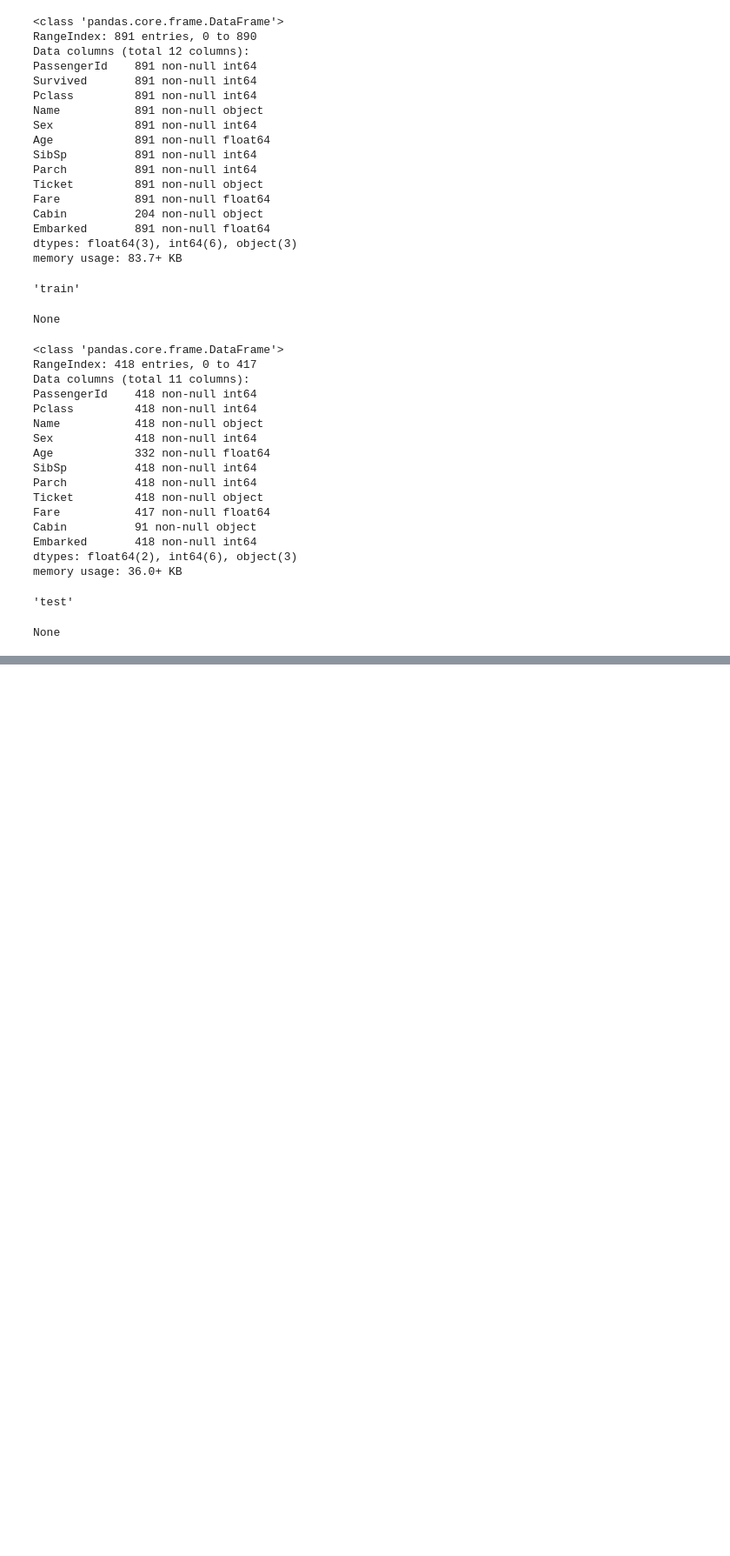
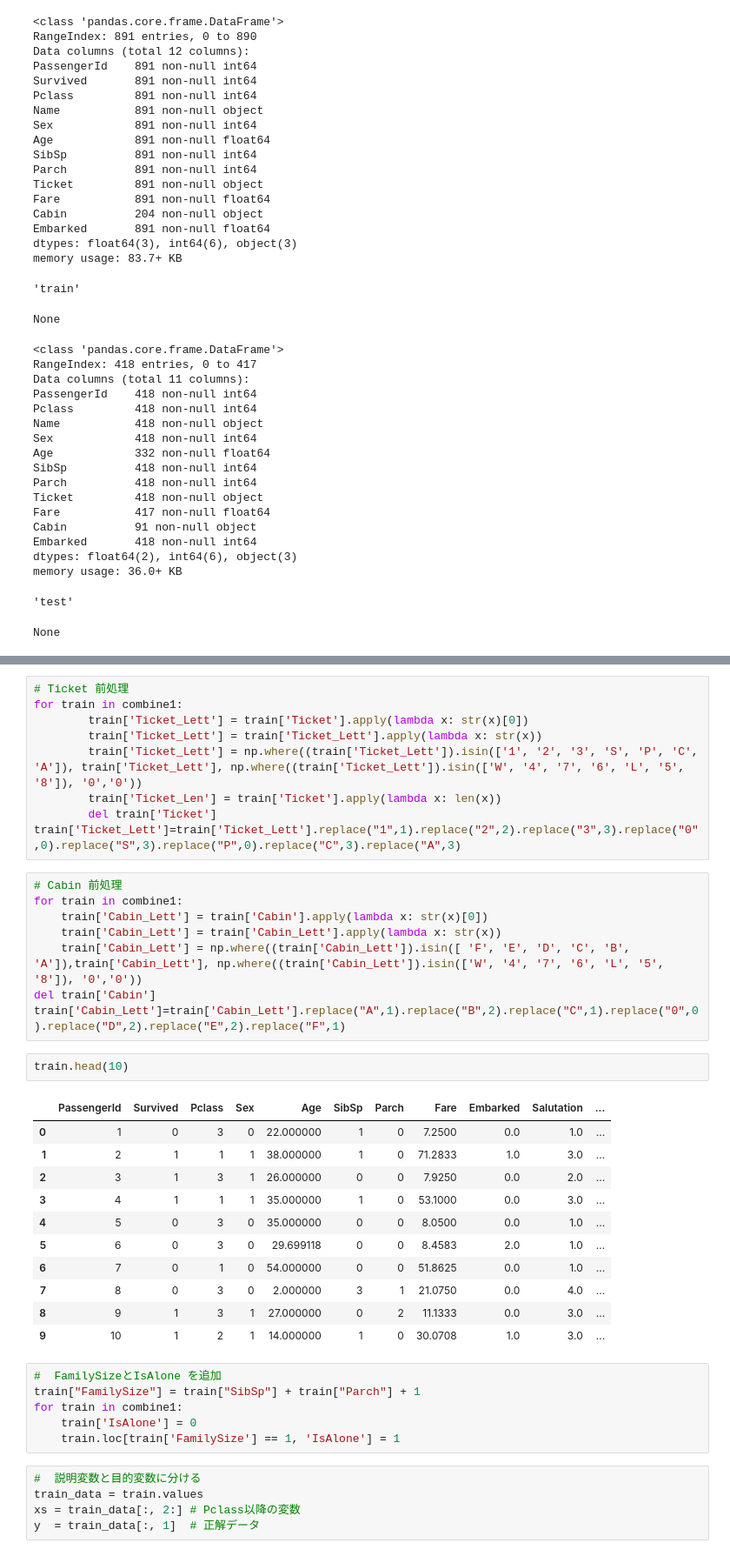
Before and after one commit to bacle-nuage/kaggle_titanic, a Jupyter notebook: main.ipynb, the cells around one changed output, grey strips where cells are left out. Shown: that part at 87% size. Saved outputs shown, nothing was run; the diff lists cells and outputs as text; blank space fills up the shorter version.

```diff
--- a/main.ipynb
+++ b/main.ipynb
@@ -176,0 +219,42 @@ Name: Salutation, dtype: float64
+# %%
+# Ticket 前処理
+for train in combine1:
+        train['Ticket_Lett'] = train['Ticket'].apply(lambda x: str(x)[0])
+        train['Ticket_Lett'] = train['Ticket_Lett'].apply(lambda x: str(x))
+        train['Ticket_Lett'] = np.where((train['Ticket_Lett']).isin(['1', '2', '3', 'S', 'P', 'C', 'A']), train['Ticket_Lett'], np.where((train['Ticket_Lett']).isin(['W', '4', '7', '6', 'L', '5', '8']), '0','0'))
+        train['Ticket_Len'] = train['Ticket'].apply(lambda x: len(x))
+        del train['Ticket']
+train['Ticket_Lett']=train['Ticket_Lett'].replace("1",1).replace("2",2).replace("3",3).replace("0",0).replace("S",3).replace("P",0).replace("C",3).replace("A",3)
+# %%
+# Cabin 前処理
+for train in combine1:
+    train['Cabin_Lett'] = train['Cabin'].apply(lambda x: str(x)[0])
+    train['Cabin_Lett'] = train['Cabin_Lett'].apply(lambda x: str(x))
+    train['Cabin_Lett'] = np.where((train['Cabin_Lett']).isin([ 'F', 'E', 'D', 'C', 'B', 'A']),train['Cabin_Lett'], np.where((train['Cabin_Lett']).isin(['W', '4', '7', '6', 'L', '5', '8']), '0','0'))
+del train['Cabin']
+train['Cabin_Lett']=train['Cabin_Lett'].replace("A",1).replace("B",2).replace("C",1).replace("0",0).replace("D",2).replace("E",2).replace("F",1)
+# %%
+train.head(10)
+# %% [output]
+|  | PassengerId | Survived | Pclass | Sex | Age | SibSp | Parch | Fare | Embarked | Salutation | ... |
+| 0 | 1 | 0 | 3 | 0 | 22.000000 | 1 | 0 | 7.2500 | 0.0 | 1.0 | ... |
+| 1 | 2 | 1 | 1 | 1 | 38.000000 | 1 | 0 | 71.2833 | 1.0 | 3.0 | ... |
+| 2 | 3 | 1 | 3 | 1 | 26.000000 | 0 | 0 | 7.9250 | 0.0 | 2.0 | ... |
+| 3 | 4 | 1 | 1 | 1 | 35.000000 | 1 | 0 | 53.1000 | 0.0 | 3.0 | ... |
+| 4 | 5 | 0 | 3 | 0 | 35.000000 | 0 | 0 | 8.0500 | 0.0 | 1.0 | ... |
+| 5 | 6 | 0 | 3 | 0 | 29.699118 | 0 | 0 | 8.4583 | 2.0 | 1.0 | ... |
+| 6 | 7 | 0 | 1 | 0 | 54.000000 | 0 | 0 | 51.8625 | 0.0 | 1.0 | ... |
+| 7 | 8 | 0 | 3 | 0 | 2.000000 | 3 | 1 | 21.0750 | 0.0 | 4.0 | ... |
+| 8 | 9 | 1 | 3 | 1 | 27.000000 | 0 | 2 | 11.1333 | 0.0 | 3.0 | ... |
+| 9 | 10 | 1 | 2 | 1 | 14.000000 | 1 | 0 | 30.0708 | 1.0 | 3.0 | ... |
+# %%
+#  FamilySizeとIsAlone を追加
+train["FamilySize"] = train["SibSp"] + train["Parch"] + 1
+for train in combine1:
+    train['IsAlone'] = 0
+    train.loc[train['FamilySize'] == 1, 'IsAlone'] = 1
+# %%
+#  説明変数と目的変数に分ける
+train_data = train.values
+xs = train_data[:, 2:] # Pclass以降の変数
+y  = train_data[:, 1]  # 正解データ
```
Also changed, not shown: parts of 5 cells of this notebook.
